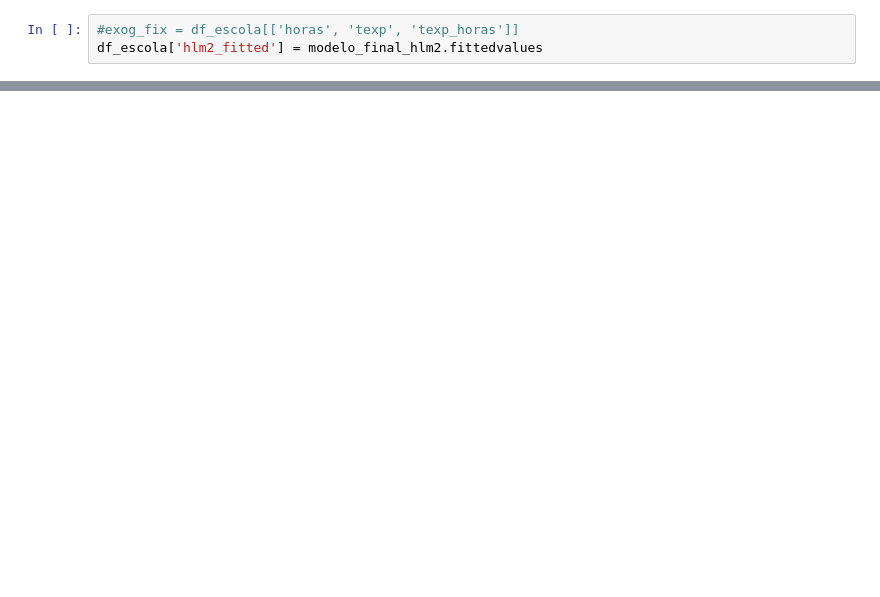
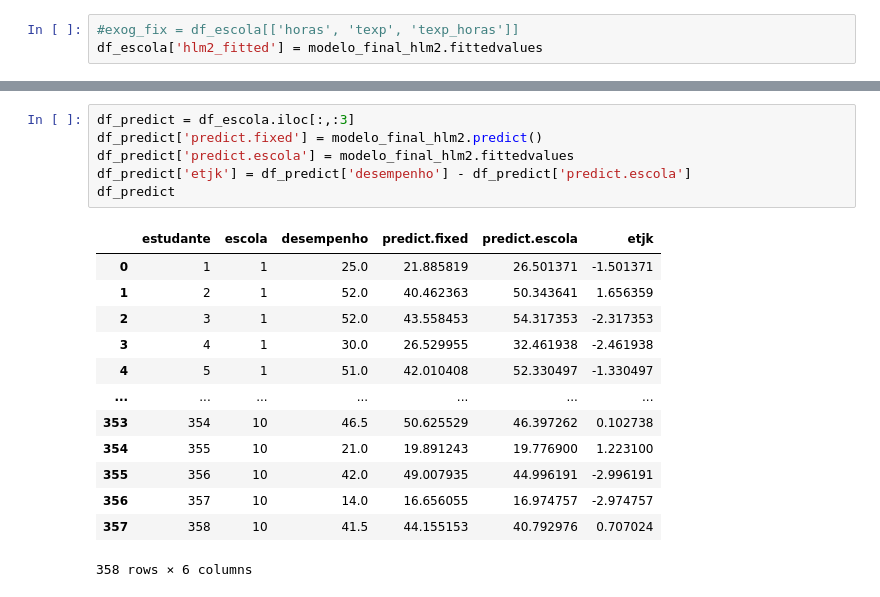
Before and after one commit to leosmundim/generalized_linear_mixed_model-GLMM-, a Jupyter notebook: Modelo_Multinivel_2_base_estudante_escola.ipynb, the cells around one changed output, grey strips where cells are left out. Cells and saved outputs as stored; diff of their text form; blank space fills up the shorter version.

```diff
--- a/Modelo_Multinivel_base_estudante_escola.ipynb
+++ b/Modelo_Multinivel_2_base_estudante_escola.ipynb
@@ -556,0 +560,20 @@ df_escola
+# %%
+df_predict = df_escola.iloc[:,:3]
+df_predict['predict.fixed'] = modelo_final_hlm2.predict()
+df_predict['predict.escola'] = modelo_final_hlm2.fittedvalues
+df_predict['etjk'] = df_predict['desempenho'] - df_predict['predict.escola']
+df_predict
+# %% [output]
+|  | estudante | escola | desempenho | predict.fixed | predict.escola | etjk |
+| 0 | 1 | 1 | 25.0 | 21.885819 | 26.501371 | -1.501371 |
+| 1 | 2 | 1 | 52.0 | 40.462363 | 50.343641 | 1.656359 |
+| 2 | 3 | 1 | 52.0 | 43.558453 | 54.317353 | -2.317353 |
+| 3 | 4 | 1 | 30.0 | 26.529955 | 32.461938 | -2.461938 |
+| 4 | 5 | 1 | 51.0 | 42.010408 | 52.330497 | -1.330497 |
+| ... | ... | ... | ... | ... | ... | ... |
+| 353 | 354 | 10 | 46.5 | 50.625529 | 46.397262 | 0.102738 |
+| 354 | 355 | 10 | 21.0 | 19.891243 | 19.776900 | 1.223100 |
+| 355 | 356 | 10 | 42.0 | 49.007935 | 44.996191 | -2.996191 |
+| 356 | 357 | 10 | 14.0 | 16.656055 | 16.974757 | -2.974757 |
+| 357 | 358 | 10 | 41.5 | 44.155153 | 40.792976 | 0.707024 |
+358 rows × 6 columns
```
Also changed, not shown: parts of 16 cells of this notebook, 2 other files.
